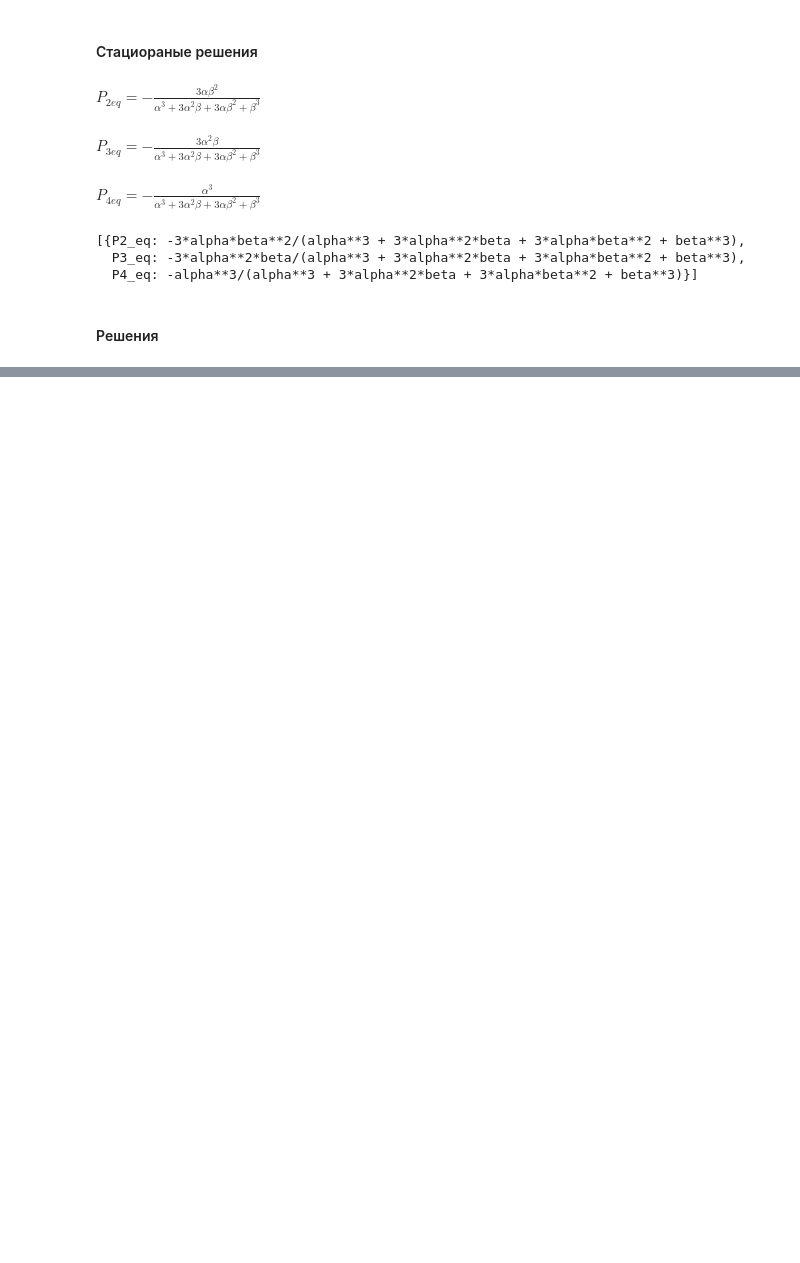
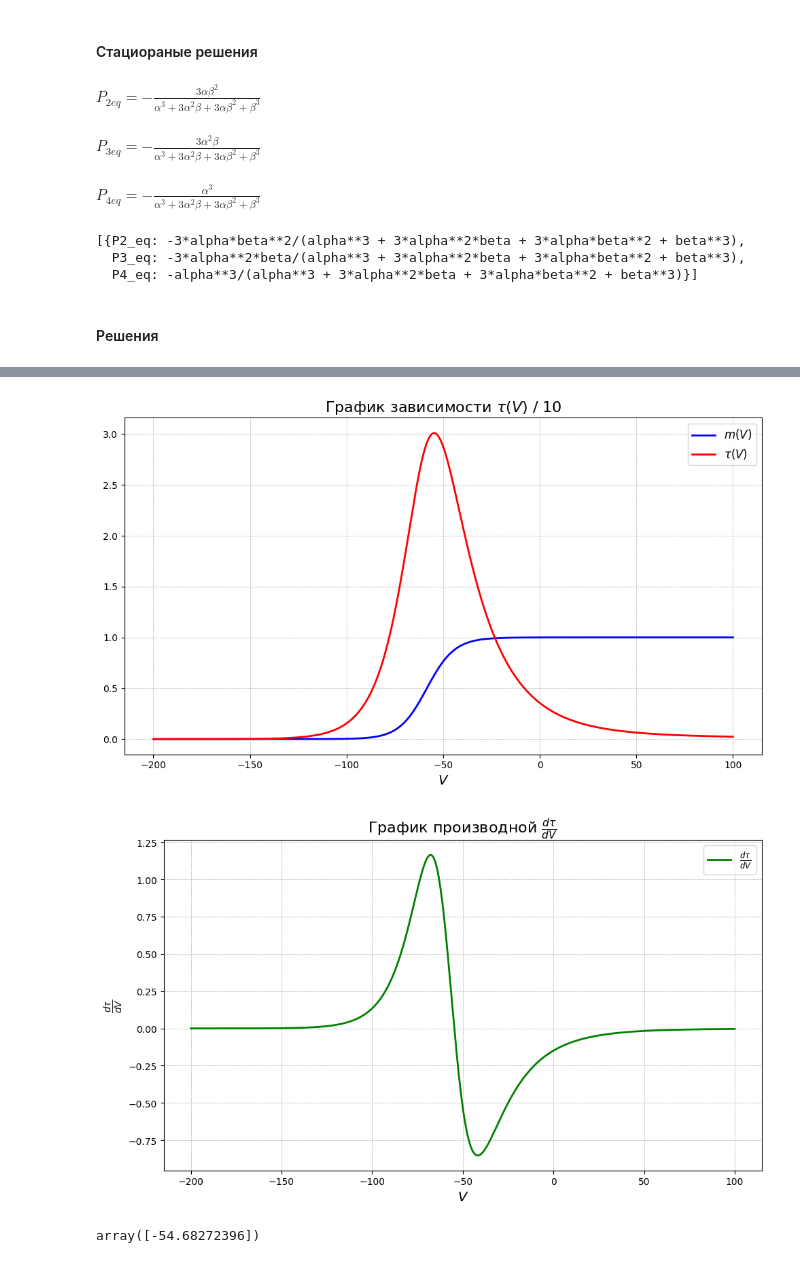
Before and after one commit to ankorm/NVK_biophis_model, a Jupyter notebook: kolmogorov_cases-2S_3S_4S.ipynb, the cells around one changed output, grey strips where cells are left out. Drawn from its saved outputs; the diff is of its cells as text; code cells hidden in the pictures; blank space fills up the shorter version.

```diff
--- a/kolmogorov_cases-2S_3S_4S.ipynb
+++ b/kolmogorov_cases-2S_3S_4S.ipynb
@@ -468,0 +510,9 @@ $\displaystyle P_{4}{\left(t \right)} = \frac{\alpha^{3}}{\left(\alpha + \beta\r
+# %%
+# m
+m = alpha_V / (alpha_V + beta_V)
+# Упростим выражение для tau
+m = sym.simplify(m)
+display(m)
+# Частная производная tau по V
+m_derivative = sym.simplify(sym.diff(m, V))
+display(m_derivative)
@@ -468,0 +522,63 @@ $\displaystyle P_{4}{\left(t \right)} = \frac{\alpha^{3}}{\left(\alpha + \beta\r
+# %%
+f_m = sym.lambdify((V, a_alpha, b_alpha, a_beta, b_beta), m, "numpy")
+f_tau = sym.lambdify((V, a_alpha, b_alpha, a_beta, b_beta), tau, "numpy")
+f_tau_derivative = sym.lambdify((V, a_alpha, b_alpha, a_beta, b_beta), tau_derivative, "numpy")
+# %%
+import numpy as np
+from scipy.optimize import fsolve
+import matplotlib.pyplot as plt
+
+# Заданные параметры
+a_a = 0.0628
+b_a = -2.163
+a_b = 0.0872
+b_b = 9.16
+
+# Генерация значений для графиков
+V_values = np.linspace(-200, 100, 400)
+
+# Получаем значения для m, tau и их производной
+m_values = f_m(V_values, a_a, b_a, a_b, b_b)
+tau_values = f_tau(V_values, a_a, b_a, a_b, b_b)
+tau_derivative_values = np.array([f_tau_derivative(v, a_a, b_a, a_b, b_b) for v in V_values])
+
+# График для m(V)
+plt.figure(figsize=(10, 6))
+plt.plot(V_values, m_values, label=r'$m(V)$', color='b', linewidth=2)
+plt.title(r'График зависимости $m(V)$', fontsize=16)
+plt.xlabel(r'$V$', fontsize=14)
+# График для tau(V)
+plt.plot(V_values, tau_values / 10, label=r'$\tau(V)$', color='r', linewidth=2)
+plt.title(r'График зависимости $\tau(V)$ / 10', fontsize=16)
+plt.grid(True, which='both', linestyle='--', linewidth=0.5)
+plt.legend(fontsize=12)
+plt.tight_layout()  # Убираем лишние отступы
+plt.show()
+
+# График для производной tau по V
+plt.figure(figsize=(10, 6))
+plt.plot(V_values, tau_derivative_values, label=r"$\frac{d\tau}{dV}$", color='g', linewidth=2)
+plt.title(r'График производной $\frac{d\tau}{dV}$', fontsize=16)
+plt.xlabel(r'$V$', fontsize=14)
+plt.ylabel(r'$\frac{d\tau}{dV}$', fontsize=14)
+plt.grid(True, which='both', linestyle='--', linewidth=0.5)
+plt.legend(fontsize=12)
+plt.tight_layout()  # Убираем лишние отступы
+plt.show()
+# %% [output]
+[figure, added]
+[figure, added]
+# %%
+# Поиск точки максимума tau
+def find_root_V(a_a, a_b, b_a, b_b):
+    # Начальное приближение для поиска корня
+    initial_guess = -60
+
+    # Передаем параметры в f_tau_derivative через lambda-функцию
+    root = fsolve(lambda V: f_tau_derivative(V, a_a, b_a, a_b, b_b), initial_guess, maxfev=10000)
+    return root
+
+root_value = find_root_V(a_a, a_b, b_a, b_b)
+root_value
+# %% [output]
+array([-54.68272396])
```
Also changed, not shown: parts of 8 cells of this notebook, 3 other files.
